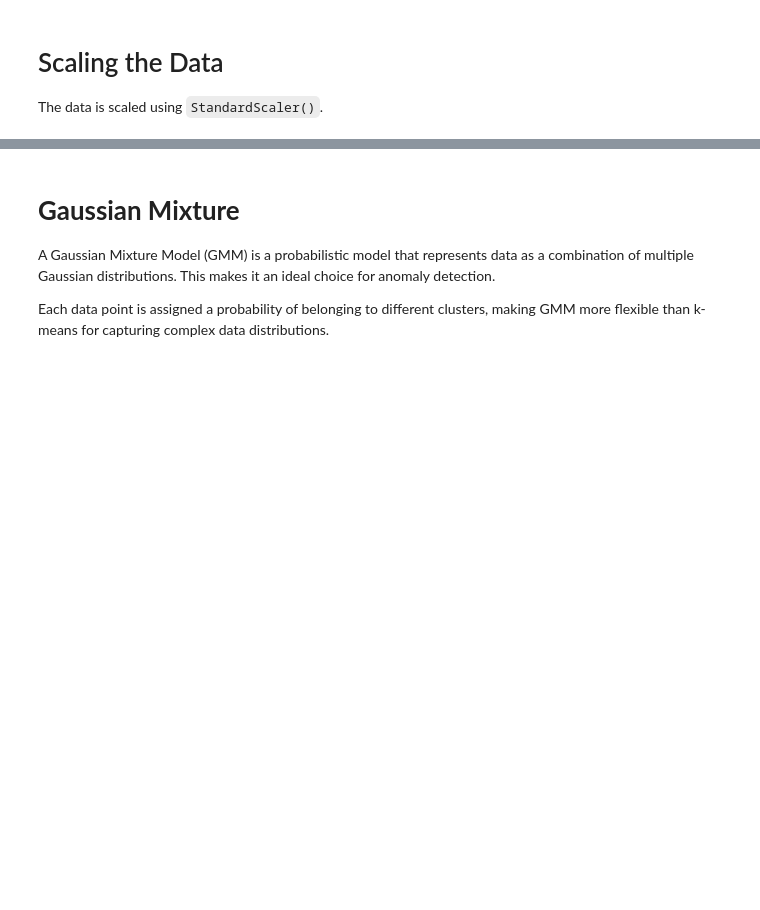
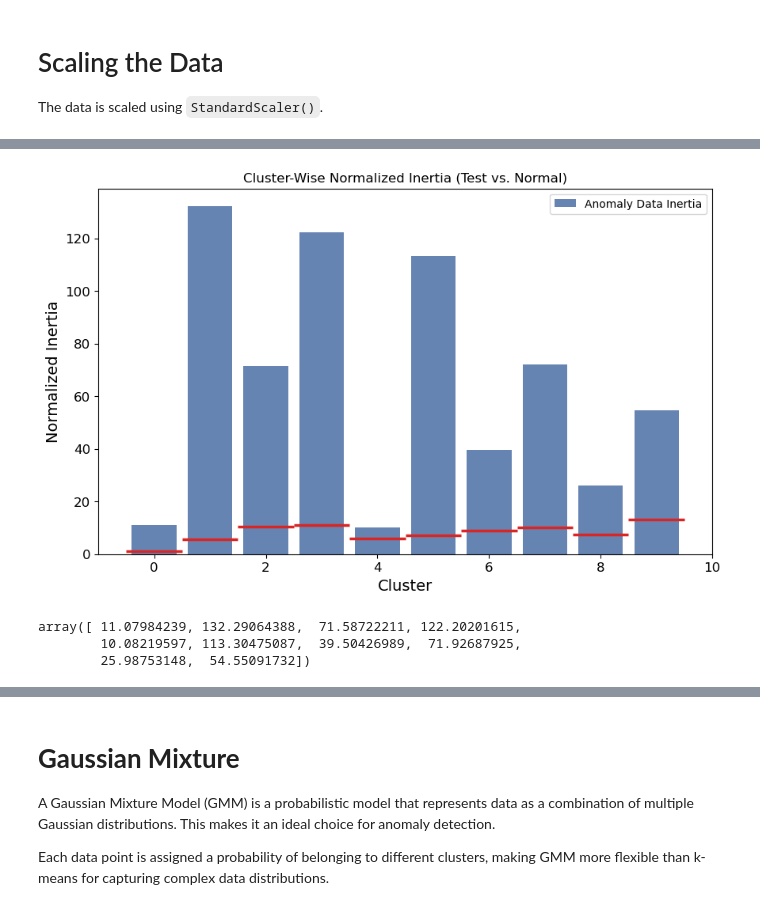
Before and after one commit to Hakonimatata/MachineLearningV2, a Jupyter notebook: Assignment_2/A2_Submission.ipynb, the cells around one changed output, grey strips where cells are left out. Saved outputs shown, nothing was run; the diff lists cells and outputs as text; code cells hidden in the pictures; blank space fills up the shorter version.

```diff
--- a/Assignment_2/A2_Submission.ipynb
+++ b/Assignment_2/A2_Submission.ipynb
@@ -385,0 +563,7 @@ Inertia measures how tightly data points are clustered by summing the squared di
+# %%
+plot_kmeans_inertias(normal_inertia_per_cluster, kmeans, scaler, filename="IMU_earthquake.csv")
+# %% [output]
+[figure, added]
+array([ 11.07984239, 132.29064388,  71.58722211, 122.20201615,
+        10.08219597, 113.30475087,  39.50426989,  71.92687925,
+        25.98753148,  54.55091732])
```
Also changed, not shown: parts of 26 cells of this notebook, 1 other file.
